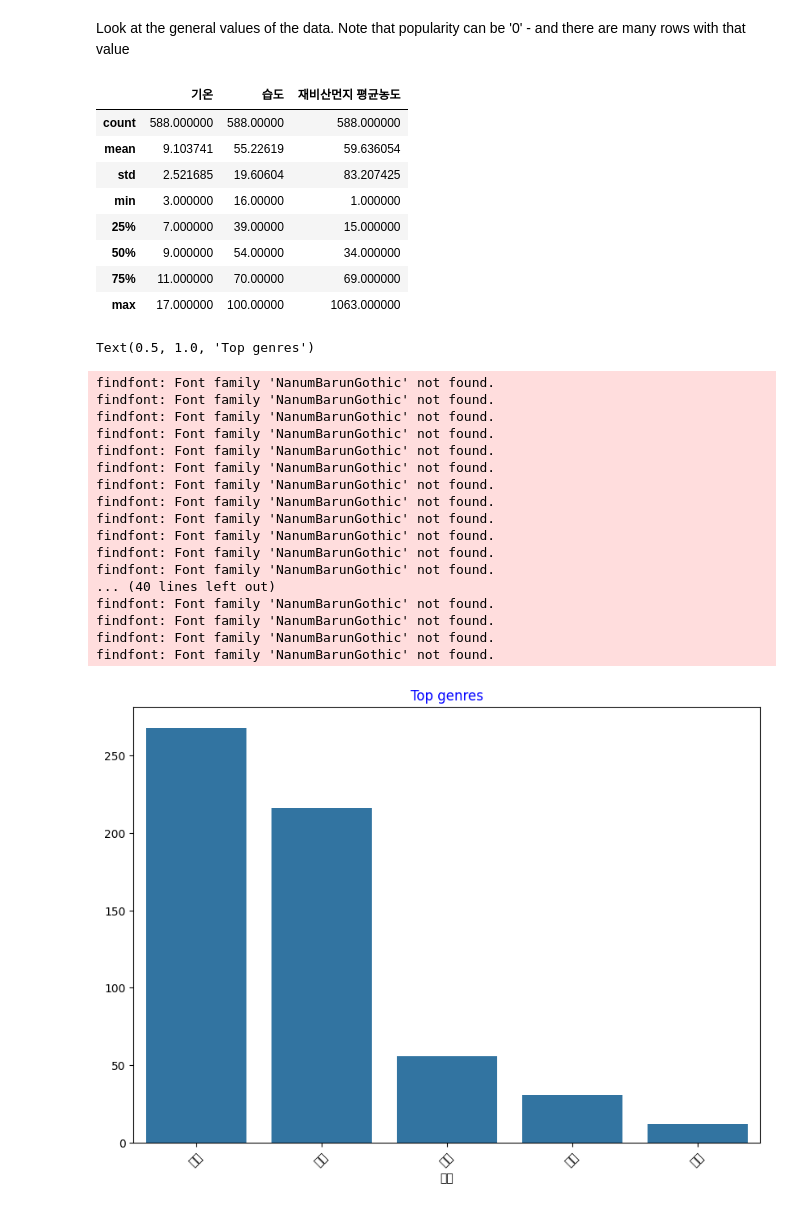
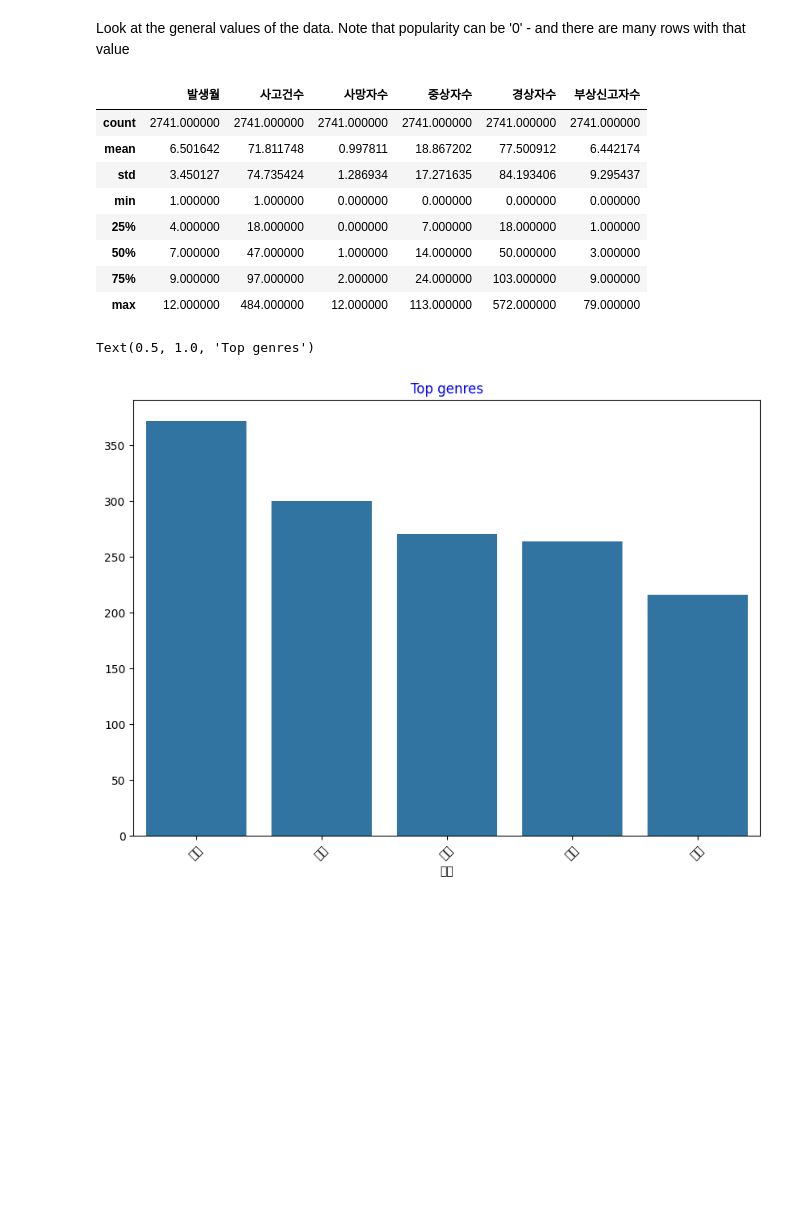
Before and after one commit to Konkuk-Univ-Glocal-Campus/ml202401-midterm-SyouSB, a Jupyter notebook: ml_midterm.ipynb, the cells around one changed output. Cells and saved outputs as stored; diff of their text form; code cells hidden in the pictures; blank space fills up the shorter version.

```diff
--- a/ml_midterm.ipynb
+++ b/ml_midterm.ipynb
@@ -45,13 +22,11 @@ fc-cache: succeeded
 # %%
 import matplotlib.pyplot as plt
-plt.rc('font', family='NanumBarunGothic')
-plt.rcParams['axes.unicode_minus'] =False
 
 import pandas as pd
 # %%
 # append the song data from nigerian-songs.csv.
 # Load up a dataframe with some data about the songs.
 
-df = pd.read_csv("./한국환경공단_도로 재비산먼지 측정 정보_20240331.csv")
+df = pd.read_csv("./도로교통공단_시군구별 월별 교통사고 통계_20221231.csv")
 df.head()
 # %% [output]
@@ -103,42 +72,25 @@ Look at the general values of the data. Note that popularity can be '0' - and th
 # %%
 df.describe()
 # %% [output]
-|  | 기온 | 습도 | 재비산먼지 평균농도 |
-| count | 588.000000 | 588.00000 | 588.000000 |
-| mean | 9.103741 | 55.22619 | 59.636054 |
-| std | 2.521685 | 19.60604 | 83.207425 |
-| min | 3.000000 | 16.00000 | 1.000000 |
-| 25% | 7.000000 | 39.00000 | 15.000000 |
-| 50% | 9.000000 | 54.00000 | 34.000000 |
-| 75% | 11.000000 | 70.00000 | 69.000000 |
-| max | 17.000000 | 100.00000 | 1063.000000 |
+|  | 발생월 | 사고건수 | 사망자수 | 중상자수 | 경상자수 | 부상신고자수 |
+| count | 2741.000000 | 2741.000000 | 2741.000000 | 2741.000000 | 2741.000000 | 2741.000000 |
+| mean | 6.501642 | 71.811748 | 0.997811 | 18.867202 | 77.500912 | 6.442174 |
+| std | 3.450127 | 74.735424 | 1.286934 | 17.271635 | 84.193406 | 9.295437 |
+| min | 1.000000 | 1.000000 | 0.000000 | 0.000000 | 0.000000 | 0.000000 |
+| 25% | 4.000000 | 18.000000 | 0.000000 | 7.000000 | 18.000000 | 1.000000 |
+| 50% | 7.000000 | 47.000000 | 1.000000 | 14.000000 | 50.000000 | 3.000000 |
+| 75% | 9.000000 | 97.000000 | 2.000000 | 24.000000 | 103.000000 | 9.000000 |
+| max | 12.000000 | 484.000000 | 12.000000 | 113.000000 | 572.000000 | 79.000000 |
 # %%
 # use a barplot to find out the most popular genres
 
 import seaborn as sns
 
-top = df['지역'].value_counts()
+top = df['시도'].value_counts()
 plt.figure(figsize=(10,7))
 sns.barplot(x=top[:5].index,y=top[:5].values)
 plt.xticks(rotation=45)
 plt.title('Top genres',color = 'blue')
 # %% [output]
 Text(0.5, 1.0, 'Top genres')
-findfont: Font family 'NanumBarunGothic' not found.
-findfont: Font family 'NanumBarunGothic' not found.
-findfont: Font family 'NanumBarunGothic' not found.
-findfont: Font family 'NanumBarunGothic' not found.
-findfont: Font family 'NanumBarunGothic' not found.
-findfont: Font family 'NanumBarunGothic' not found.
-findfont: Font family 'NanumBarunGothic' not found.
-findfont: Font family 'NanumBarunGothic' not found.
-findfont: Font family 'NanumBarunGothic' not found.
-findfont: Font family 'NanumBarunGothic' not found.
-findfont: Font family 'NanumBarunGothic' not found.
-findfont: Font family 'NanumBarunGothic' not found.
-... (40 lines left out)
-findfont: Font family 'NanumBarunGothic' not found.
-findfont: Font family 'NanumBarunGothic' not found.
-findfont: Font family 'NanumBarunGothic' not found.
-findfont: Font family 'NanumBarunGothic' not found.
-[figure, old version]
+[figure, new version]
```
Also changed, not shown: parts of 11 cells of this notebook.
